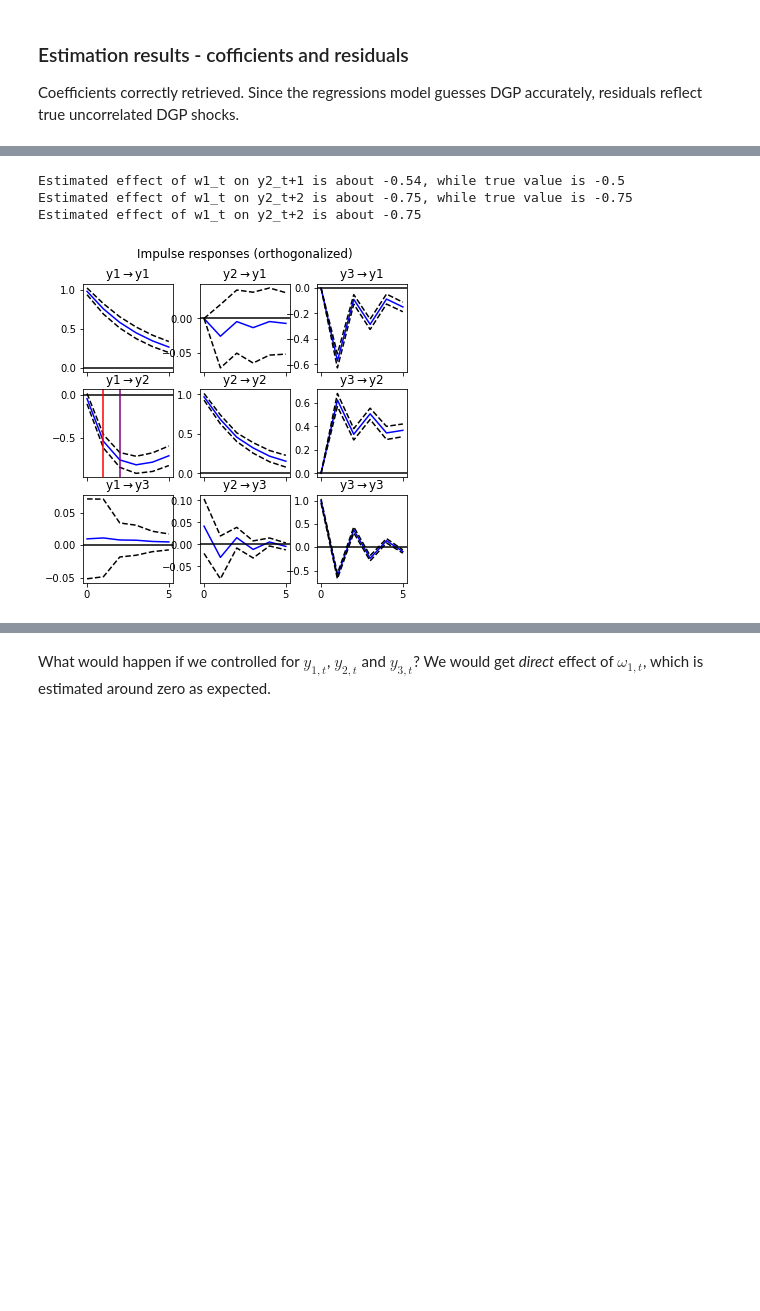
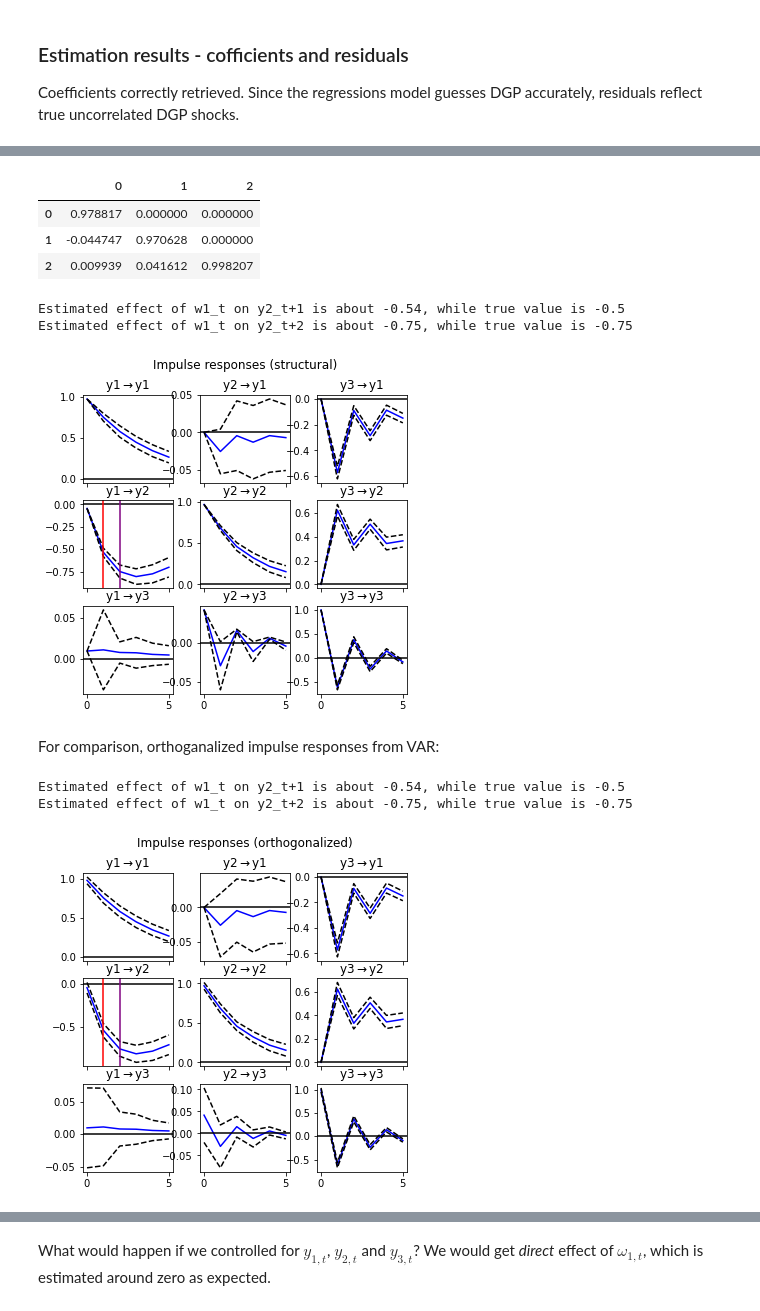
Before and after one commit to NoobQuant/Data_Science_Projects, a Jupyter notebook: stats/causality/ts_causality_2.ipynb, the cells around one changed output, grey strips where cells are left out. Cells and saved outputs as stored; diff of their text form; code cells hidden in the pictures; blank space fills up the shorter version.

```diff
--- a/stats/causality/ts_causality_2.ipynb
+++ b/stats/causality/ts_causality_2.ipynb
@@ -209,3 +209,17 @@ irf1 = res1.irf(5)
+# %%
+model1_var = sm.tsa.VAR(df)
+res1_var = model1_var.fit(maxlags=1)
+irf1_var = res1_var.irf(5)
+
+# SVAR
+D = np.asarray([
+    ["E", 0, 0],
+    ["E", "E", 0],
+    ["E", "E", "E"],
+])
+model1_svar = sm.tsa.SVAR(df.copy(), svar_type='A', A=D)
+res1_svar = model1_svar.fit(maxlags=1)
+irf1_svar = res1_svar.irf(5)
 # %% [markdown]
 ### Estimation results - cofficients and residuals
 
@@ -237,15 +271,37 @@ Our identification scheme allows for contemporaneous cross-effects $\omega_{1,t}
+# %%
+display(pd.DataFrame(np.linalg.inv(res1_svar.A)))
+# %% [output]
+|  | 0 | 1 | 2 |
+| 0 | 0.978817 | 0.000000 | 0.000000 |
+| 1 | -0.044747 | 0.970628 | 0.000000 |
+| 2 | 0.009939 | 0.041612 | 0.998207 |
+# %%
+fig = irf1_svar.plot()
+fig.suptitle(fig._suptitle.get_text(), fontsize=12)
+fig.set_size_inches(5, 5)
+plt.subplots_adjust(top=0.88, wspace=0.3)
+ax = fig.get_axes()[3]
+ax.axvline(x=1, c="r")
+ax.axvline(x=2, c="purple")
+print("Estimated effect of w1_t on y2_t+1 is about {:.2f}, while true value is {}".format(irf1_svar.svar_irfs[1, 1, 0], -0.5))
+print("Estimated effect of w1_t on y2_t+2 is about {:.2f}, while true value is {}".format(irf1_svar.svar_irfs[2, 1, 0], -0.75))
+# %% [output]
+Estimated effect of w1_t on y2_t+1 is about -0.54, while true value is -0.5
+Estimated effect of w1_t on y2_t+2 is about -0.75, while true value is -0.75
+[figure, added]
+# %% [markdown]
+For comparison, orthoganalized impulse responses from VAR:
 # %%
-fig = irf1.plot(orth=True)
+fig = irf1_var.plot(orth=True)
 fig.suptitle(fig._suptitle.get_text(), fontsize=12)
 fig.set_size_inches(5, 5)
 plt.subplots_adjust(top=0.88, wspace=0.3)
 ax = fig.get_axes()[3]
 ax.axvline(x=1, c="r")
 ax.axvline(x=2, c="purple")
-print("Estimated effect of w1_t on y2_t+1 is about {:.2f}, while true value is {}".format(irf1.orth_irfs[1, 1, 0], -0.5))
-print("Estimated effect of w1_t on y2_t+2 is about {:.2f}, while true value is {}".format(irf1.orth_irfs[2, 1, 0], -0.75))
+print("Estimated effect of w1_t on y2_t+1 is about {:.2f}, while true value is {}".format(irf1_var.orth_irfs[1, 1, 0], -0.5))
+print("Estimated effect of w1_t on y2_t+2 is about {:.2f}, while true value is {}".format(irf1_var.orth_irfs[2, 1, 0], -0.75))
 # %% [output]
 Estimated effect of w1_t on y2_t+1 is about -0.54, while true value is -0.5
 Estimated effect of w1_t on y2_t+2 is about -0.75, while true value is -0.75
-Estimated effect of w1_t on y2_t+2 is about -0.75
 [figure]
```
Also changed, not shown: parts of 43 cells of this notebook.
